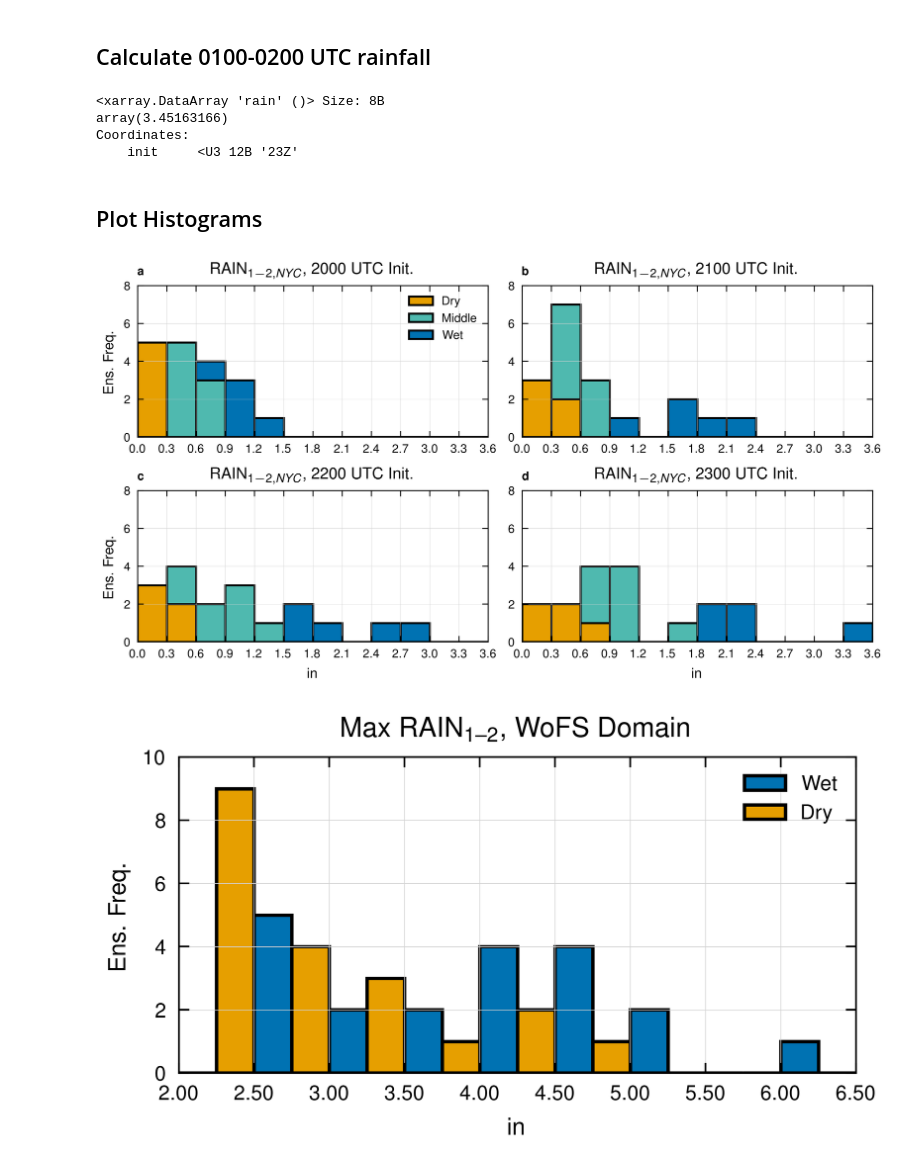
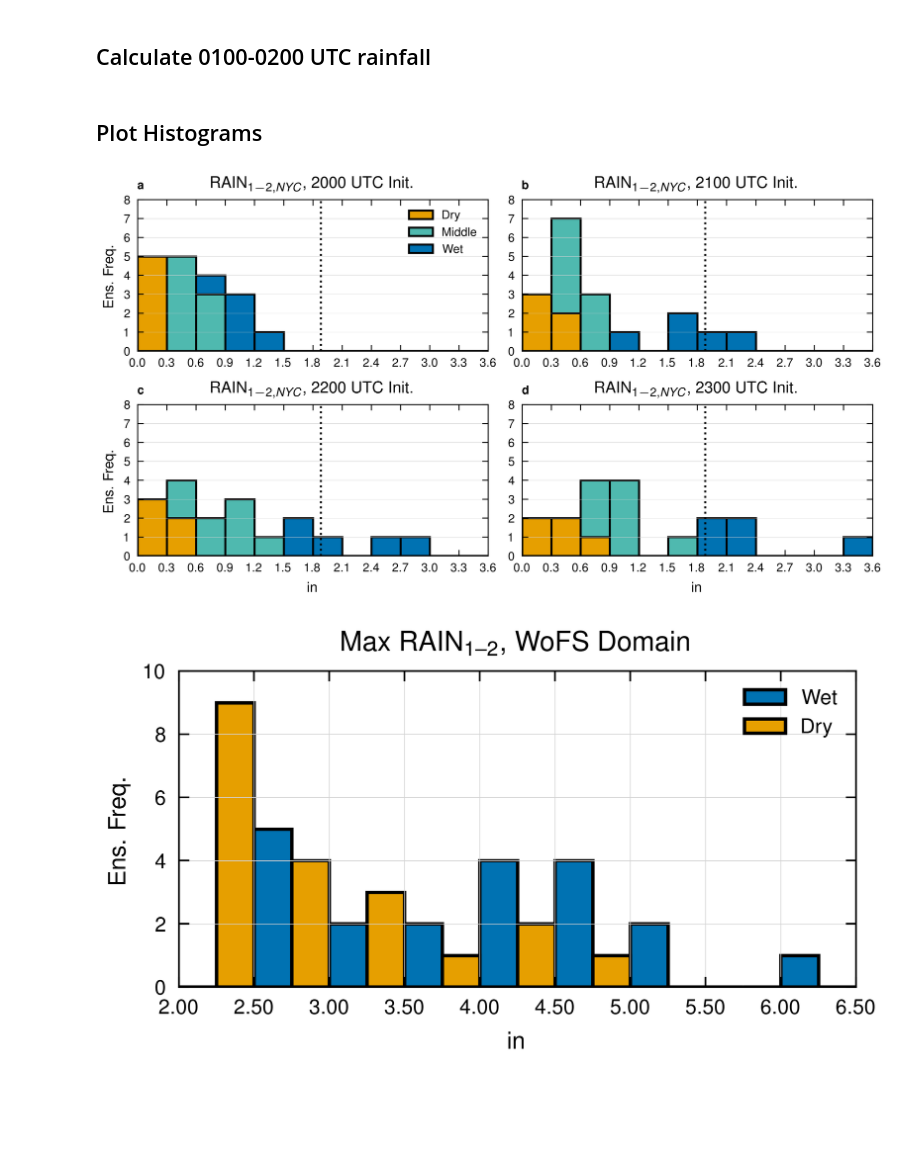
Before and after one commit to tyfolino/ida-precip, a Jupyter notebook: final-notebooks/histograms.ipynb, the cells around one changed output. Drawn from its saved outputs; the diff is of its cells as text; code cells hidden in the pictures; blank space fills up the shorter version.

Commit message:
Updated histograms to add vertical line

```diff
--- a/final-notebooks/histograms.ipynb
+++ b/final-notebooks/histograms.ipynb
@@ -137,13 +137,6 @@ rain12_dry = (
     .chunk("auto")
     .stack(run=("init", "ne"))
 )
-# %%
-rain12_aoi.isel(init=3).max().load()
-# %% [output]
-<xarray.DataArray 'rain' ()> Size: 8B
-array(3.45163166)
-Coordinates:
-    init     <U3 12B '23Z'
 # %% [markdown]
 ## Plot Histograms
 # %%
@@ -254,40 +247,42 @@ for i, ax in enumerate(axes.flatten()):
     ax.xaxis.set_tick_params(which="both", labelbottom=True)
     ax.tick_params(axis="both", labelsize=6)
     ax.set_xticks(bins)
-    ax.set_yticks(range(0, 9, 2))
+    ax.set_yticks(range(0, 9, 1))
     ax.yaxis.set_tick_params(which="both", labelleft=True)
-    ax.grid(color="lightgray", linewidth=0.2)
+    ax.grid(color="lightgray", linewidth=0.2, axis="y")
     ax.set_title(titles[i], fontsize=8)
     ax.set_xlabel("")
     ax.minorticks_off()
+    ax.vlines(1.88,0,8,colors="black",linestyle="dotted",linewidth=1.0)
+    ax.set_ylim([0,8])
 
     if i % 2 == 0:
         ax.set_ylabel("Ens. Freq.", fontsize=7)
 
 # Set x-labels for the bottom row
 axes[1, 0].set_xlabel("in", fontsize=7)
 axes[1, 1].set_xlabel("in", fontsize=7)
 axes[0, 0].legend(loc="upper right", fontsize=6)
 
 # Set x-limits
 plt.xlim(bins.min(), bins.max())
 
 # Add a global title
 # plt.suptitle("0100 UTC NYC rainfall", fontsize=9)
 
 letters = ["a", "b", "c", "d"]
 for i, ax in enumerate(axes.flatten()):
     ax.text(
         -0, 1.07, r"\textbf{" + letters[i] + "}", transform=ax.transAxes, fontsize=6
     )
 
 # Show the plot
 # plt.show()
 plt.savefig("../final-figures/rainfall-histogram.pdf", bbox_inches="tight")
 
 plt.show()
 # %% [output]
-[figure, old version]
+[figure, new version]
 # %%
 bins = np.arange(2, 6.6, 0.5)
 
```
Also changed, not shown: 1 other file.
